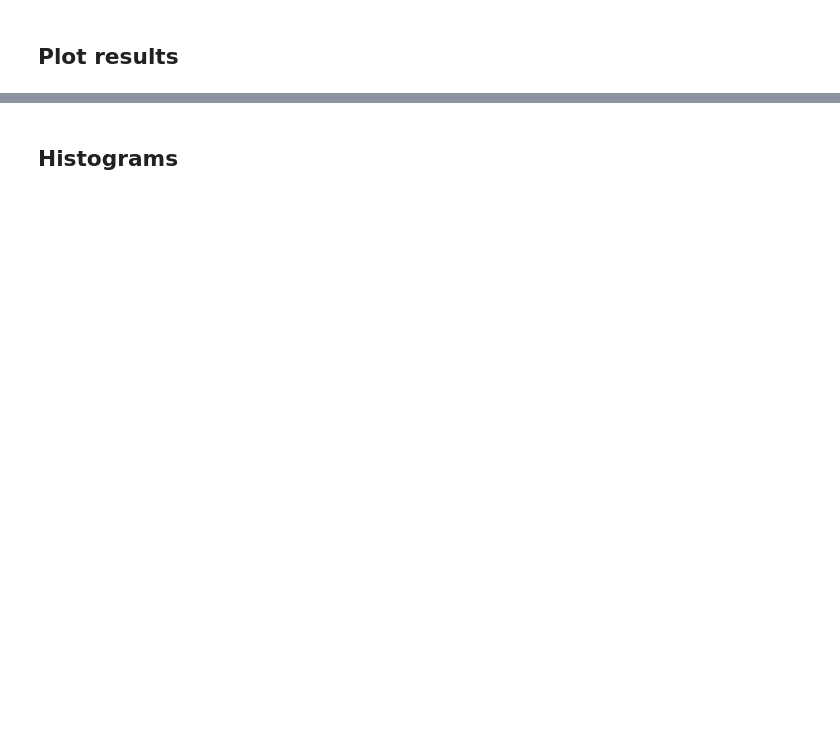
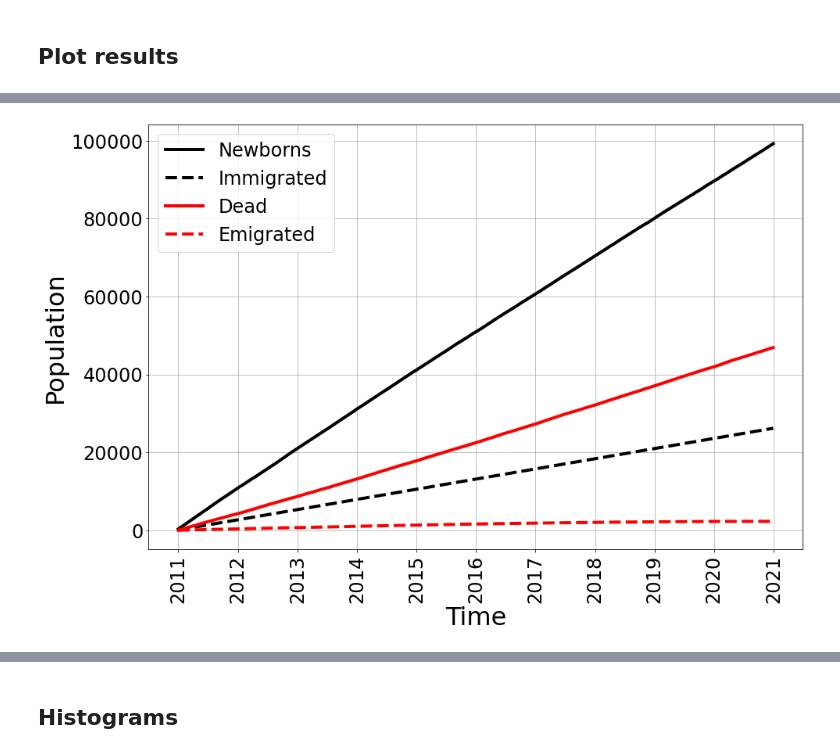
Before and after one commit to ihmeuw/vivarium_public_health, a Jupyter notebook: notebooks/pipeline_005_fertility_mortality_emigration_immigration.ipynb, the cells around one changed output, grey strips where cells are left out. Saved outputs shown, nothing was run; the diff lists cells and outputs as text; code cells hidden in the pictures; blank space fills up the shorter version.

```diff
--- a/notebooks/pipeline_005_fertility_mortality_emigration_immigration.ipynb
+++ b/notebooks/pipeline_005_fertility_mortality_emigration_immigration.ipynb
@@ -290,0 +525,37 @@ register_matplotlib_converters()
+# %%
+# Population (total)
+plt.figure(figsize=(15, 10))
+
+plt.plot(time_axis, new_babies_axis,
+         c='k', lw=4,
+         #marker="o"
+         label="Newborns"
+        )
+
+plt.plot(time_axis, immg_pop_axis,
+         c='k', lw=4, ls='--',
+         #marker="o"
+         label="Immigrated"
+        )
+
+plt.plot(time_axis, dead_pop_axis,
+         c='r', lw=4,
+         #marker="o"
+         label="Dead"
+        )
+
+plt.plot(time_axis, emig_pop_axis - emig_pop_axis[0],
+         c='r', lw=4, ls='--',
+         #marker="o"
+         label="Emigrated"
+        )
+
+plt.xlabel("Time", size=32)
+plt.ylabel("Population", size=32)
+plt.xticks(size=24, rotation=90)
+plt.yticks(size=24)
+plt.grid()
+plt.legend(fontsize=24)
+plt.show()
+# %% [output]
+[figure, added]
```
Also changed, not shown: parts of 36 cells of this notebook.
